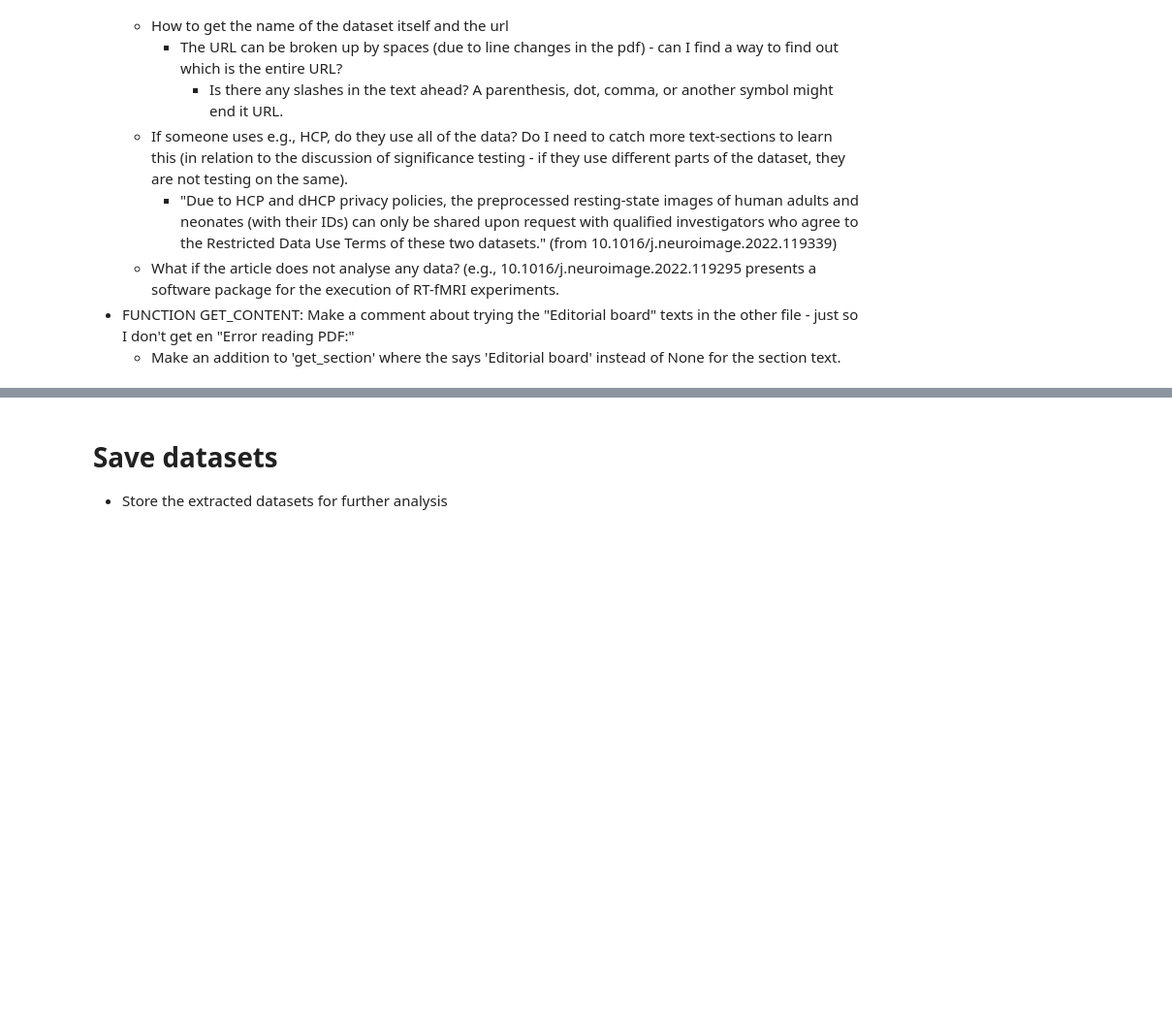
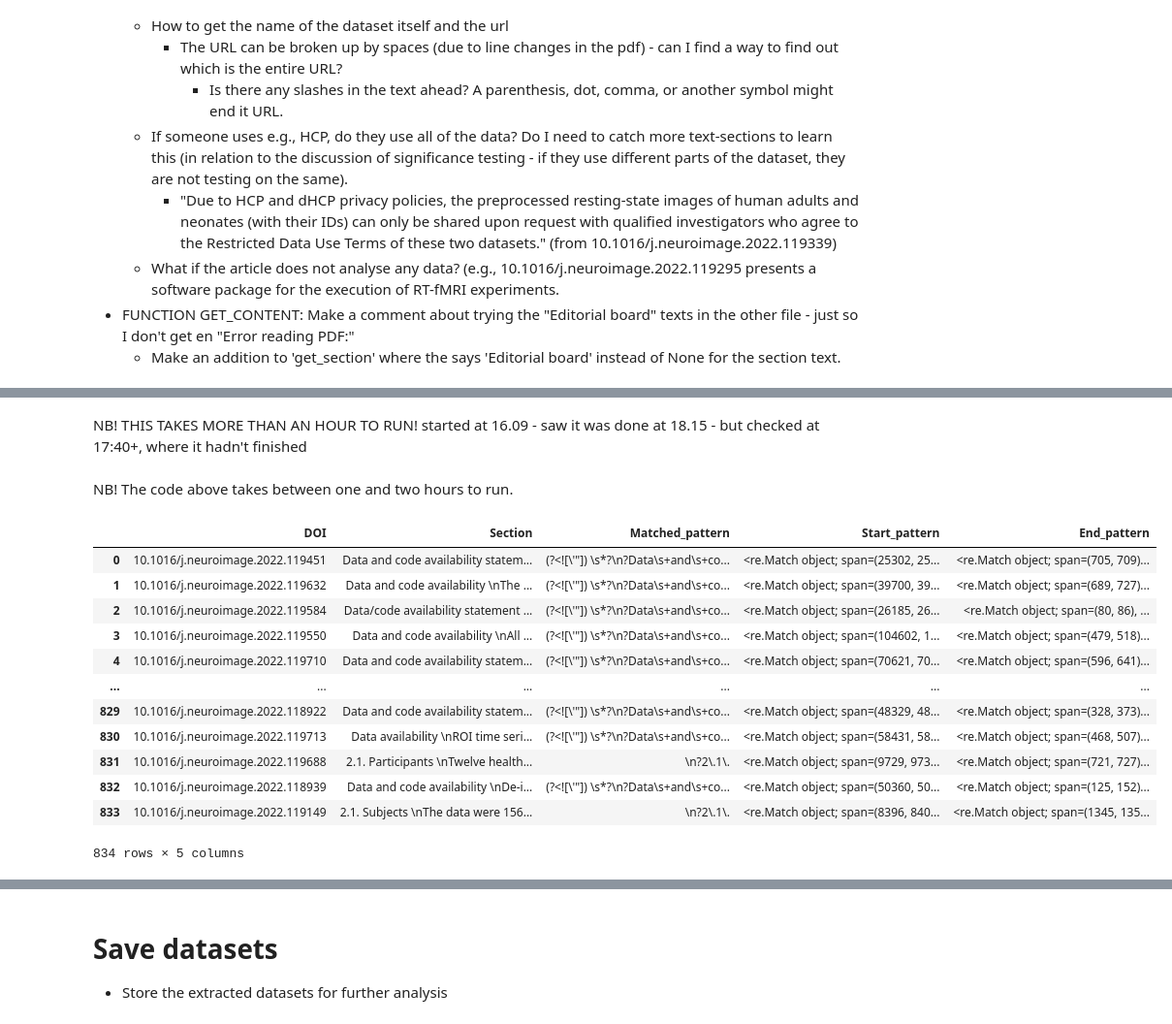
Before and after one commit to phantomloe/Thesis, a Jupyter notebook: Code/datasets.ipynb, the cells around one changed output, grey strips where cells are left out. Shown: that part at 97% size. Drawn from its saved outputs; the diff is of its cells as text; code cells hidden in the pictures; blank space fills up the shorter version.

Commit message:
Edited code and weekly_updated
This is mainly an update in time for supervision tomorrow.

```diff
--- a/Code/datasets.ipynb
+++ b/Code/datasets.ipynb
@@ -386,6 +424,6 @@ def get_section_regex(article, section_patterns):
 # %%
 section_patterns_regex = [
-    (r'(?<![\'"]) \s*?\n?Data\s+and\s+code\s+availability |(?<![\'"]) \s*?\n?Data\s+availability |(?<![\'"]) \s*?\n?Data/code\s+availability', r'\s*?\n\n |\s*?\n?3\. | \s*?\n?CRediT\s+authorship\s+contribution\s+statement(?:s)? | \s*?\n?Acknowledgement(?:s)? | \s*?\n?Reference(?:s)? | \s*?\n?Declaration\s+of\s+Competing\s+Interest(?:s)? | \s*?\n?Credit\s+authorship\s+contribution\s+statement(?:s)? | \s*?\n?Funding | \s*?\n?Supplementary\s+materials | \s*?\n?Ethic(?:s)? statement(?:s)?'),
+    (r'(?<![\'"]) \s*?\n?Data\s+and\s+code\s+availability |(?<![\'"]) \s*?\n?Data\s+availability |(?<![\'"]) \s*?\n?Data/code\s+availability', r'\s*?\n\n |\s*?\n?3\. | \s*?\n?CRediT\s+authorship\s+contribution\s+statement(?:s)? | \s*?\n?Acknowledgement(?:s)? | \s*?\n?Acknowledgment(?:s)? | \s*?\n?Reference(?:s)? | \s*?\n?Declaration\s+of\s+Competing\s+Interest(?:s)? | \s*?\n?Credit\s+authorship\s+contribution\s+statement(?:s)? | \s*?\n?Funding | \s*?\n?Supplementary\s+materials | \s*?\n?Ethic(?:s)? statement(?:s)?'),
     (r'\n?2\.1\.', r'\n?2\.2. | \n\n '),
     (r'\n?Resource | \n?3\.1\.\s*?\n?', r'\n?3\.2.\s*?| \s*?\n\n '),
     (r'\n?Introduction\s*?\n? | \s*?\n?1\.\s*?\n? ', r'\s*?\n?2\.\s*?\n? | \s*?\n\n '),
@@ -402,20 +440,17 @@ with open(json_file_path, 'r') as json_file:
     doi_data = json.load(json_file)
 
     # Get the first X DOIs
-    first_dois = doi_data['DOIs'][20:21]
-
-    print(len(first_dois))
+    first_dois = doi_data['DOIs'][11:21] # 0:11 to compare with results_df, 11:21 to compare with results_df2
 
     for doi in first_dois:
-        print(doi)
         doi_replaced = doi.replace('/', '.')
         pdf_path = os.path.join(pdf_directory, f"{doi_replaced}.pdf")
 
         # Call the get_content function for each DOI
-        section_content_regex, matched_start_pattern, matched_end_pattern = get_content_regex(pdf_path, alternative_pdf_directory, section_patterns_regex)
+        section_content_regex, matched_pattern, start_match, end_match = get_content_regex(pdf_path, alternative_pdf_directory, section_patterns_regex)
 
         # Create a dictionary for each result and add it to the list
-        results_list_regex.append({"DOI": doi, "Section": section_content_regex, "Start_pattern": matched_start_pattern, "End_pattern": matched_end_pattern})
+        results_list_regex.append({"DOI": doi, "Section": section_content_regex, "Matched_pattern": matched_pattern, "Start_pattern": start_match, "End_pattern": end_match})
 
 # Convert the list of dictionaries to a DataFrame
 results_df_regex = pd.DataFrame(results_list_regex)
@@ -435,0 +484,41 @@ Persisting issues:
+# %% [markdown]
+NB! THIS TAKES MORE THAN AN HOUR TO RUN!
+started at 16.09 - saw it was done at 18.15 - but checked at 17:40+, where it hadn't finished
+# %%
+# Empty list to store individual results
+results = []
+
+# Read DOI values from the JSON file
+with open(json_file_path, 'r') as json_file:
+    doi_data = json.load(json_file)
+
+    for doi in doi_data['DOIs']:
+        doi_replaced = doi.replace('/', '.')
+        pdf_path = os.path.join(pdf_directory, f"{doi_replaced}.pdf")
+
+        # Call the get_content_regex function for each DOI
+        section_content_regex, matched_pattern, start_match, end_match = get_content_regex(pdf_path, alternative_pdf_directory, section_patterns_regex)
+
+        # Create a dictionary for each result and add it to the list
+        results.append({"DOI": doi, "Section": section_content_regex, "Matched_pattern": matched_pattern, "Start_pattern": start_match, "End_pattern": end_match})
+
+# Convert the list of dictionaries to a DataFrame
+articles_dataset_sections = pd.DataFrame(results)
+# %% [markdown]
+NB! The code above takes between one and two hours to run.
+# %%
+articles_dataset_sections
+# %% [output]
+|  | DOI | Section | Matched_pattern | Start_pattern | End_pattern |
+| 0 | 10.1016/j.neuroimage.2022.119451 | Data and code availability statem... | (?<![\'"]) \s*?\n?Data\s+and\s+co... | <re.Match object; span=(25302, 25... | <re.Match object; span=(705, 709)... |
+| 1 | 10.1016/j.neuroimage.2022.119632 | Data and code availability \nThe ... | (?<![\'"]) \s*?\n?Data\s+and\s+co... | <re.Match object; span=(39700, 39... | <re.Match object; span=(689, 727)... |
+| 2 | 10.1016/j.neuroimage.2022.119584 | Data/code availability statement ... | (?<![\'"]) \s*?\n?Data\s+and\s+co... | <re.Match object; span=(26185, 26... | <re.Match object; span=(80, 86), ... |
+| 3 | 10.1016/j.neuroimage.2022.119550 | Data and code availability \nAll ... | (?<![\'"]) \s*?\n?Data\s+and\s+co... | <re.Match object; span=(104602, 1... | <re.Match object; span=(479, 518)... |
+| 4 | 10.1016/j.neuroimage.2022.119710 | Data and code availability statem... | (?<![\'"]) \s*?\n?Data\s+and\s+co... | <re.Match object; span=(70621, 70... | <re.Match object; span=(596, 641)... |
+| ... | ... | ... | ... | ... | ... |
+| 829 | 10.1016/j.neuroimage.2022.118922 | Data and code availability statem... | (?<![\'"]) \s*?\n?Data\s+and\s+co... | <re.Match object; span=(48329, 48... | <re.Match object; span=(328, 373)... |
+| 830 | 10.1016/j.neuroimage.2022.119713 | Data availability \nROI time seri... | (?<![\'"]) \s*?\n?Data\s+and\s+co... | <re.Match object; span=(58431, 58... | <re.Match object; span=(468, 507)... |
+| 831 | 10.1016/j.neuroimage.2022.119688 | 2.1. Participants \nTwelve health... | \n?2\.1\. | <re.Match object; span=(9729, 973... | <re.Match object; span=(721, 727)... |
+| 832 | 10.1016/j.neuroimage.2022.118939 | Data and code availability \nDe-i... | (?<![\'"]) \s*?\n?Data\s+and\s+co... | <re.Match object; span=(50360, 50... | <re.Match object; span=(125, 152)... |
+| 833 | 10.1016/j.neuroimage.2022.119149 | 2.1. Subjects \nThe data were 156... | \n?2\.1\. | <re.Match object; span=(8396, 840... | <re.Match object; span=(1345, 135... |
+834 rows × 5 columns
```
Also changed, not shown: parts of 31 cells of this notebook, 4 other files.
